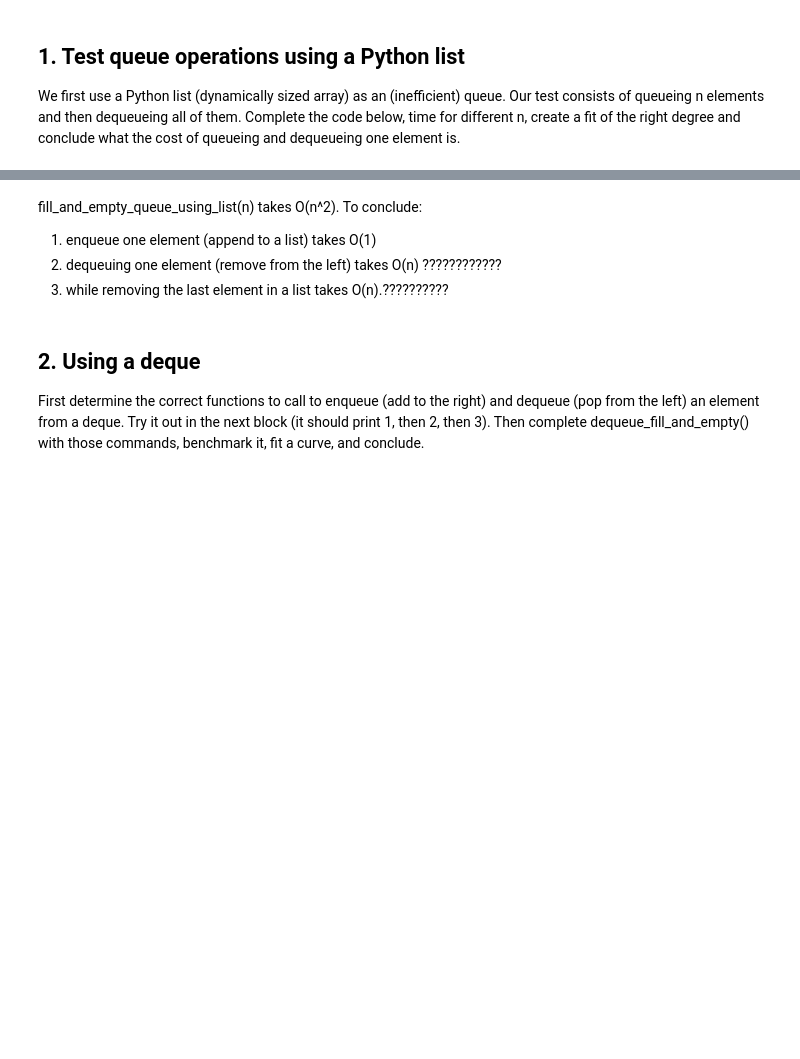
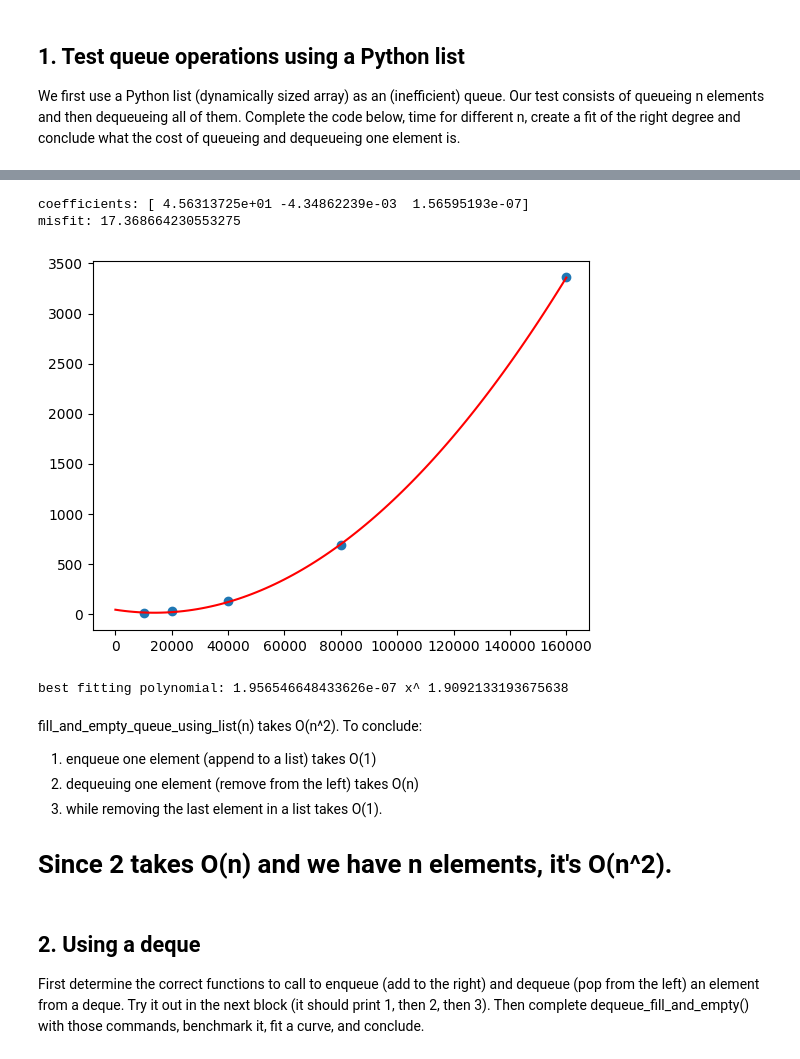
Before and after one commit to Momothebowler/Data-Sctructures-HW, a Jupyter notebook: HW04.ipynb, the cells around one changed output, grey strips where cells are left out. Saved outputs shown, nothing was run; the diff lists cells and outputs as text; code cells hidden in the pictures; blank space fills up the shorter version.

```diff
--- a/HW04.ipynb
+++ b/HW04.ipynb
@@ -116,28 +122,35 @@ for n in sizes:
 # %%
 x = sizes
-#y = [?,?,?,?,?] # fill
-y = [11.5,37.1,143,783,2880] # fill
+y = [7.98,28,132,692,3360]
 
 c, misfit = fit_poly(x,y,2)
 print ("coefficients:",c )
 print ("misfit:", misfit)
 
 xx = np.linspace(0,x[-1],100)
 yy = xx * 0
 for idx,cc in enumerate(c):
     yy = yy + cc*xx**idx
 
 plt.plot(x, y, 'o')
 plt.plot(xx, yy, 'r')
 plt.show()
+# %% [output]
+coefficients: [ 4.56313725e+01 -4.34862239e-03  1.56595193e-07]
+misfit: 17.368664230553275
+[figure, added]
 # %%
 c, misfit = fit_poly(np.log(x),np.log(y),1)
 print ("best fitting polynomial:",np.exp(c[0]),"x^",c[1])
+# %% [output]
+best fitting polynomial: 1.956546648433626e-07 x^ 1.9092133193675638
 # %% [markdown]
 fill_and_empty_queue_using_list(n) takes O(n^2). To conclude:
 1. enqueue one element (append to a list) takes O(1)
-2. dequeuing one element (remove from the left) takes O(n) ????????????
-3. while removing the last element in a list takes O(n).??????????
+2. dequeuing one element (remove from the left) takes O(n)
+3. while removing the last element in a list takes O(1).
+
+# Since 2 takes O(n) and we have n elements, it's O(n^2).
 # %% [markdown]
 ## 2. Using a deque
 First determine the correct functions to call to enqueue (add to the right) and dequeue (pop from the left) an element from a deque. Try it out in the next block (it should print 1, then 2, then 3).
```
Also changed, not shown: parts of 9 cells of this notebook.
